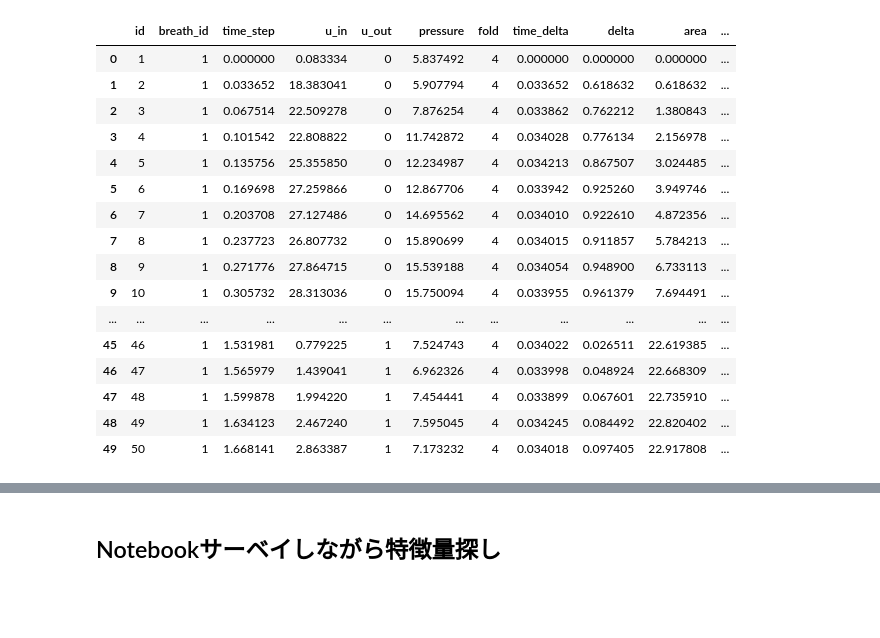
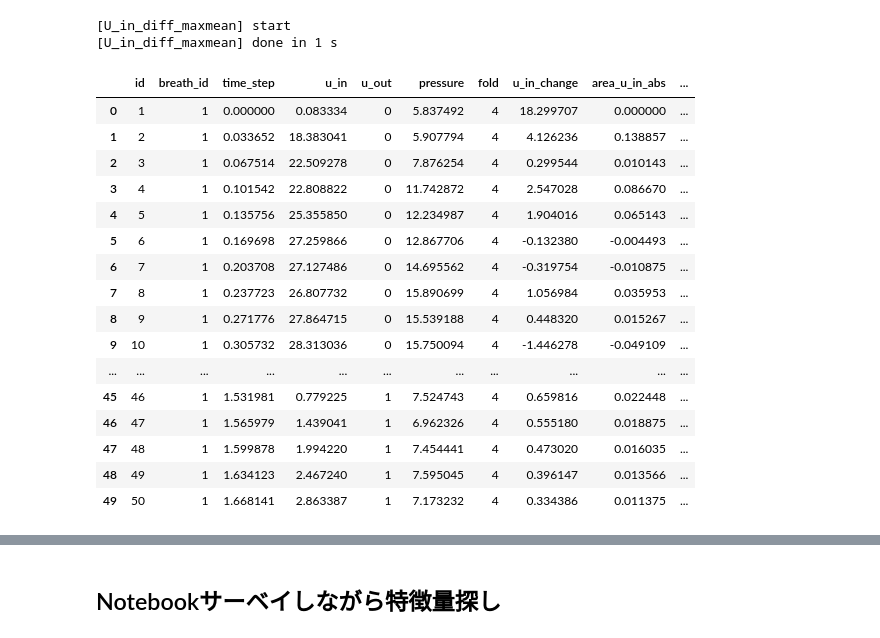
Before and after one commit to teyosan/Ventilator-Pressure-Prediction, a Jupyter notebook: notebooks/FE.ipynb, the cells around one changed output, grey strips where cells are left out. Saved outputs shown, nothing was run; the diff lists cells and outputs as text; code cells hidden in the pictures; blank space fills up the shorter version.

```diff
--- a/notebooks/FE.ipynb
+++ b/notebooks/FE.ipynb
@@ -282,26 +367,46 @@ class U_in_delta(Feature):
 
 train, test = get_train_test()
 U_in_delta().run().save()
+# %%
+class U_in_diff_maxmean(Feature):
+    """
+    https://www.kaggle.com/dlaststark/gb-vpp-whoppity-dub-dub
+    """
+    def create_features(self):
+        def create(df):
+            df['breath_id__u_in__diffmax'] = df.groupby(['breath_id'])['u_in'].transform('max') - df['u_in']
+            df['breath_id__u_in__diffmean'] = df.groupby(['breath_id'])['u_in'].transform('mean') - df['u_in']
+            return df
+
+        cols = ['breath_id__u_in__diffmax', 'breath_id__u_in__diffmean']
+        self.train = create(train)[cols]
+        self.test = create(test)[cols]
+
+train, test = get_train_test()
+U_in_diff_maxmean().run().save()
+# %% [output]
+[U_in_diff_maxmean] start
+[U_in_diff_maxmean] done in 1 s
 # %%
-feats = ['base','Area', 'U_out_Lag']
+feats = ['base','U_in_delta','U_in_Lag_Diff']
 train, test = load_datasets(feats)
 train.head(50)
 # %% [output]
-|  | id | breath_id | time_step | u_in | u_out | pressure | fold | time_delta | delta | area | ... |
-| 0 | 1 | 1 | 0.000000 | 0.083334 | 0 | 5.837492 | 4 | 0.000000 | 0.000000 | 0.000000 | ... |
-| 1 | 2 | 1 | 0.033652 | 18.383041 | 0 | 5.907794 | 4 | 0.033652 | 0.618632 | 0.618632 | ... |
-| 2 | 3 | 1 | 0.067514 | 22.509278 | 0 | 7.876254 | 4 | 0.033862 | 0.762212 | 1.380843 | ... |
-| 3 | 4 | 1 | 0.101542 | 22.808822 | 0 | 11.742872 | 4 | 0.034028 | 0.776134 | 2.156978 | ... |
-| 4 | 5 | 1 | 0.135756 | 25.355850 | 0 | 12.234987 | 4 | 0.034213 | 0.867507 | 3.024485 | ... |
-| 5 | 6 | 1 | 0.169698 | 27.259866 | 0 | 12.867706 | 4 | 0.033942 | 0.925260 | 3.949746 | ... |
-| 6 | 7 | 1 | 0.203708 | 27.127486 | 0 | 14.695562 | 4 | 0.034010 | 0.922610 | 4.872356 | ... |
-| 7 | 8 | 1 | 0.237723 | 26.807732 | 0 | 15.890699 | 4 | 0.034015 | 0.911857 | 5.784213 | ... |
-| 8 | 9 | 1 | 0.271776 | 27.864715 | 0 | 15.539188 | 4 | 0.034054 | 0.948900 | 6.733113 | ... |
-| 9 | 10 | 1 | 0.305732 | 28.313036 | 0 | 15.750094 | 4 | 0.033955 | 0.961379 | 7.694491 | ... |
-| ... | ... | ... | ... | ... | ... | ... | ... | ... | ... | ... | ... |
-| 45 | 46 | 1 | 1.531981 | 0.779225 | 1 | 7.524743 | 4 | 0.034022 | 0.026511 | 22.619385 | ... |
-| 46 | 47 | 1 | 1.565979 | 1.439041 | 1 | 6.962326 | 4 | 0.033998 | 0.048924 | 22.668309 | ... |
-| 47 | 48 | 1 | 1.599878 | 1.994220 | 1 | 7.454441 | 4 | 0.033899 | 0.067601 | 22.735910 | ... |
-| 48 | 49 | 1 | 1.634123 | 2.467240 | 1 | 7.595045 | 4 | 0.034245 | 0.084492 | 22.820402 | ... |
-| 49 | 50 | 1 | 1.668141 | 2.863387 | 1 | 7.173232 | 4 | 0.034018 | 0.097405 | 22.917808 | ... |
+|  | id | breath_id | time_step | u_in | u_out | pressure | fold | u_in_change | area_u_in_abs | ... |
+| 0 | 1 | 1 | 0.000000 | 0.083334 | 0 | 5.837492 | 4 | 18.299707 | 0.000000 | ... |
+| 1 | 2 | 1 | 0.033652 | 18.383041 | 0 | 5.907794 | 4 | 4.126236 | 0.138857 | ... |
+| 2 | 3 | 1 | 0.067514 | 22.509278 | 0 | 7.876254 | 4 | 0.299544 | 0.010143 | ... |
+| 3 | 4 | 1 | 0.101542 | 22.808822 | 0 | 11.742872 | 4 | 2.547028 | 0.086670 | ... |
+| 4 | 5 | 1 | 0.135756 | 25.355850 | 0 | 12.234987 | 4 | 1.904016 | 0.065143 | ... |
+| 5 | 6 | 1 | 0.169698 | 27.259866 | 0 | 12.867706 | 4 | -0.132380 | -0.004493 | ... |
+| 6 | 7 | 1 | 0.203708 | 27.127486 | 0 | 14.695562 | 4 | -0.319754 | -0.010875 | ... |
+| 7 | 8 | 1 | 0.237723 | 26.807732 | 0 | 15.890699 | 4 | 1.056984 | 0.035953 | ... |
+| 8 | 9 | 1 | 0.271776 | 27.864715 | 0 | 15.539188 | 4 | 0.448320 | 0.015267 | ... |
+| 9 | 10 | 1 | 0.305732 | 28.313036 | 0 | 15.750094 | 4 | -1.446278 | -0.049109 | ... |
+| ... | ... | ... | ... | ... | ... | ... | ... | ... | ... | ... |
+| 45 | 46 | 1 | 1.531981 | 0.779225 | 1 | 7.524743 | 4 | 0.659816 | 0.022448 | ... |
+| 46 | 47 | 1 | 1.565979 | 1.439041 | 1 | 6.962326 | 4 | 0.555180 | 0.018875 | ... |
+| 47 | 48 | 1 | 1.599878 | 1.994220 | 1 | 7.454441 | 4 | 0.473020 | 0.016035 | ... |
+| 48 | 49 | 1 | 1.634123 | 2.467240 | 1 | 7.595045 | 4 | 0.396147 | 0.013566 | ... |
+| 49 | 50 | 1 | 1.668141 | 2.863387 | 1 | 7.173232 | 4 | 0.334386 | 0.011375 | ... |
 # %%
```
Also changed, not shown: parts of 7 cells of this notebook, 12 other files.
